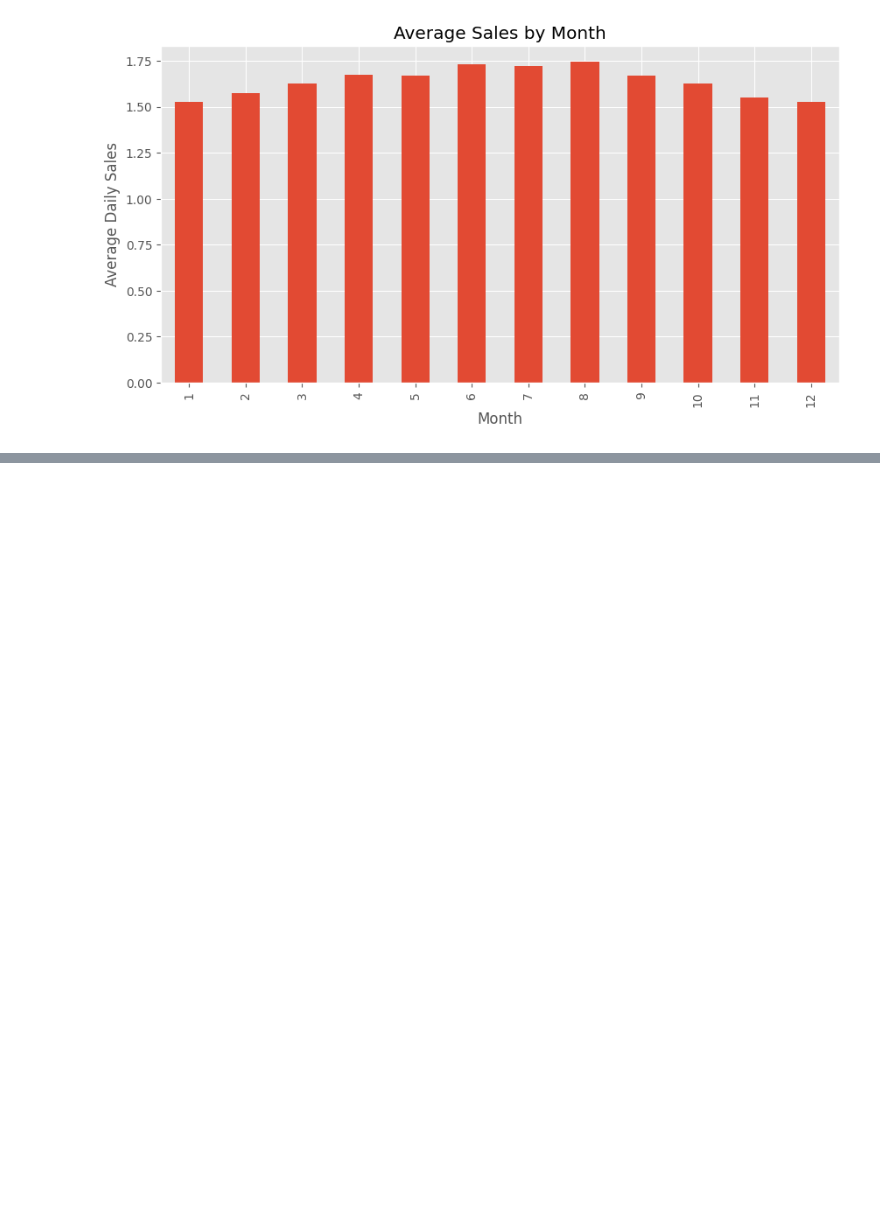
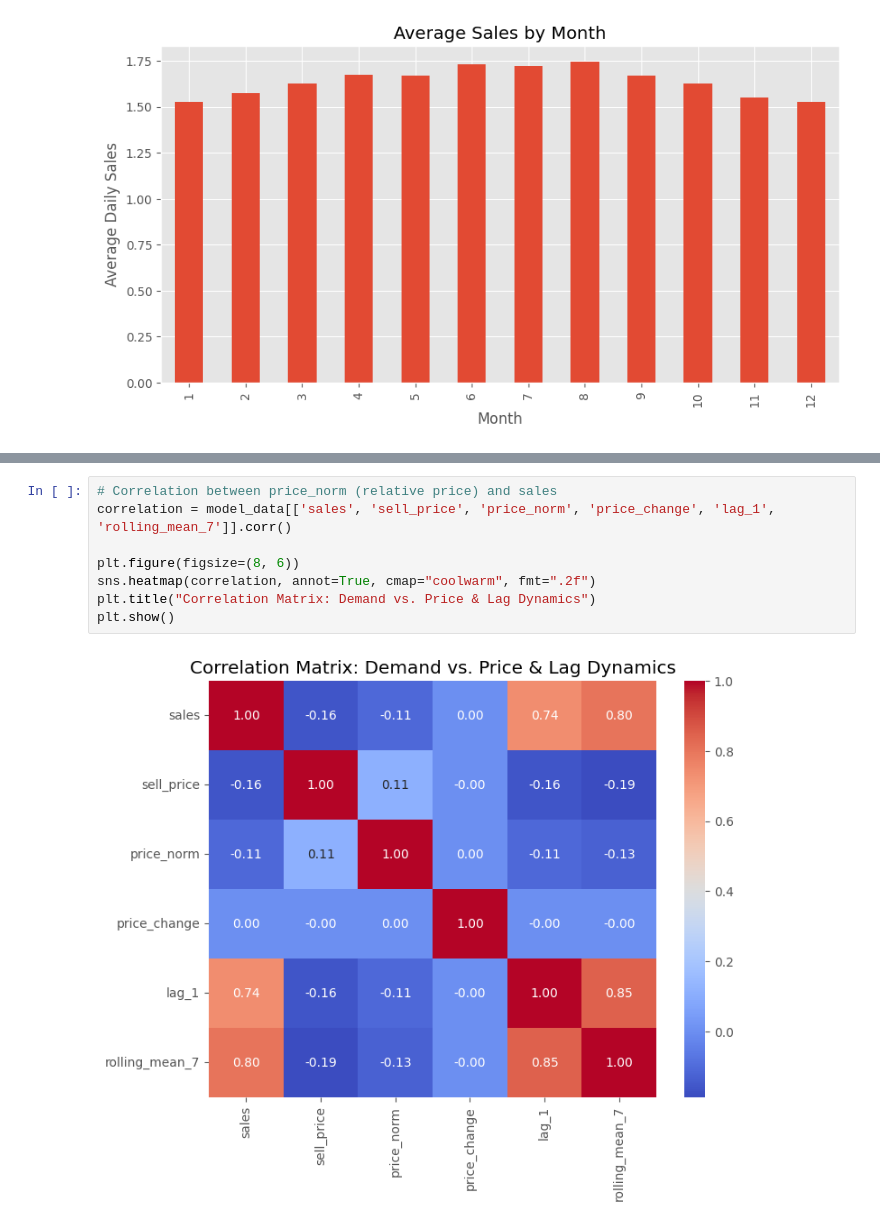
Before and after one commit to Avichal-Goyal/inventory-optimization-demand-forecasting, a Jupyter notebook: notebooks/03_eda.ipynb, the cells around one changed output, grey strips where cells are left out. Drawn from its saved outputs; the diff is of its cells as text; blank space fills up the shorter version.

```diff
--- a/notebooks/03_eda.ipynb
+++ b/notebooks/03_eda.ipynb
@@ -292,0 +366,10 @@ plt.show()
+# %%
+# Correlation between price_norm (relative price) and sales
+correlation = model_data[['sales', 'sell_price', 'price_norm', 'price_change', 'lag_1', 'rolling_mean_7']].corr()
+
+plt.figure(figsize=(8, 6))
+sns.heatmap(correlation, annot=True, cmap="coolwarm", fmt=".2f")
+plt.title("Correlation Matrix: Demand vs. Price & Lag Dynamics")
+plt.show()
+# %% [output]
+[figure, added]
```
Also changed, not shown: parts of 2 cells of this notebook.
